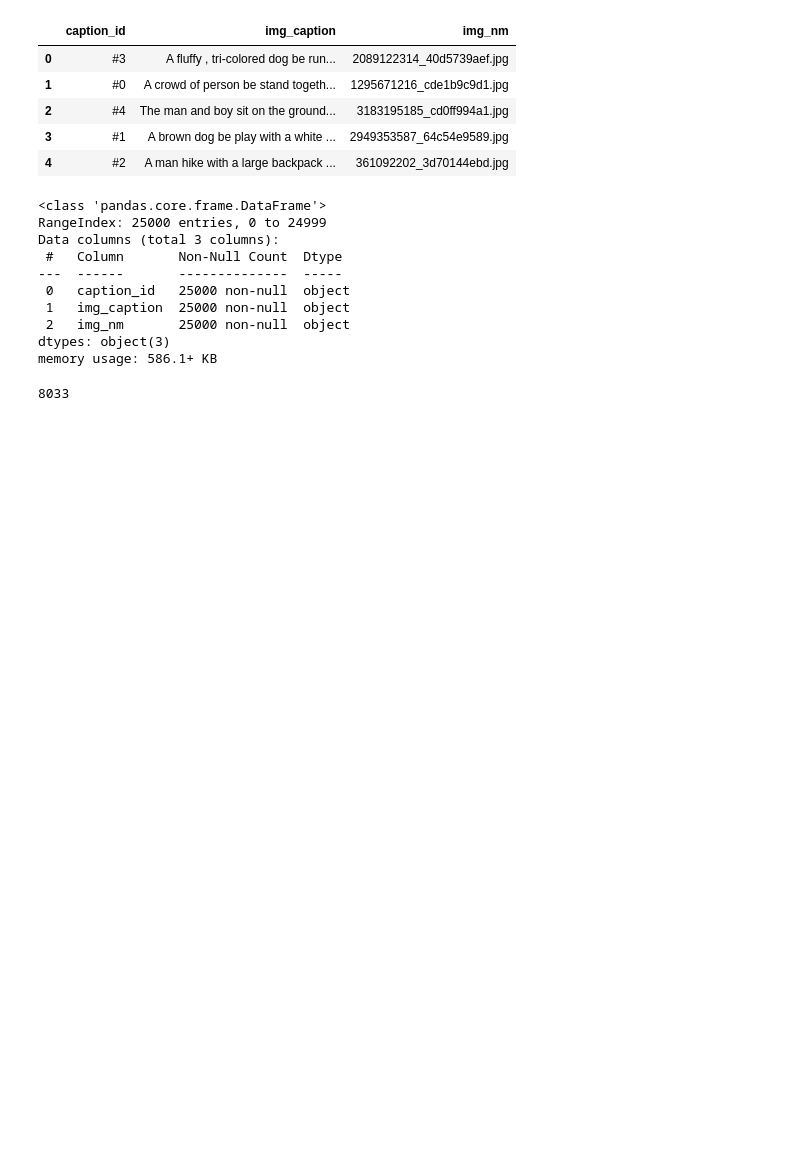
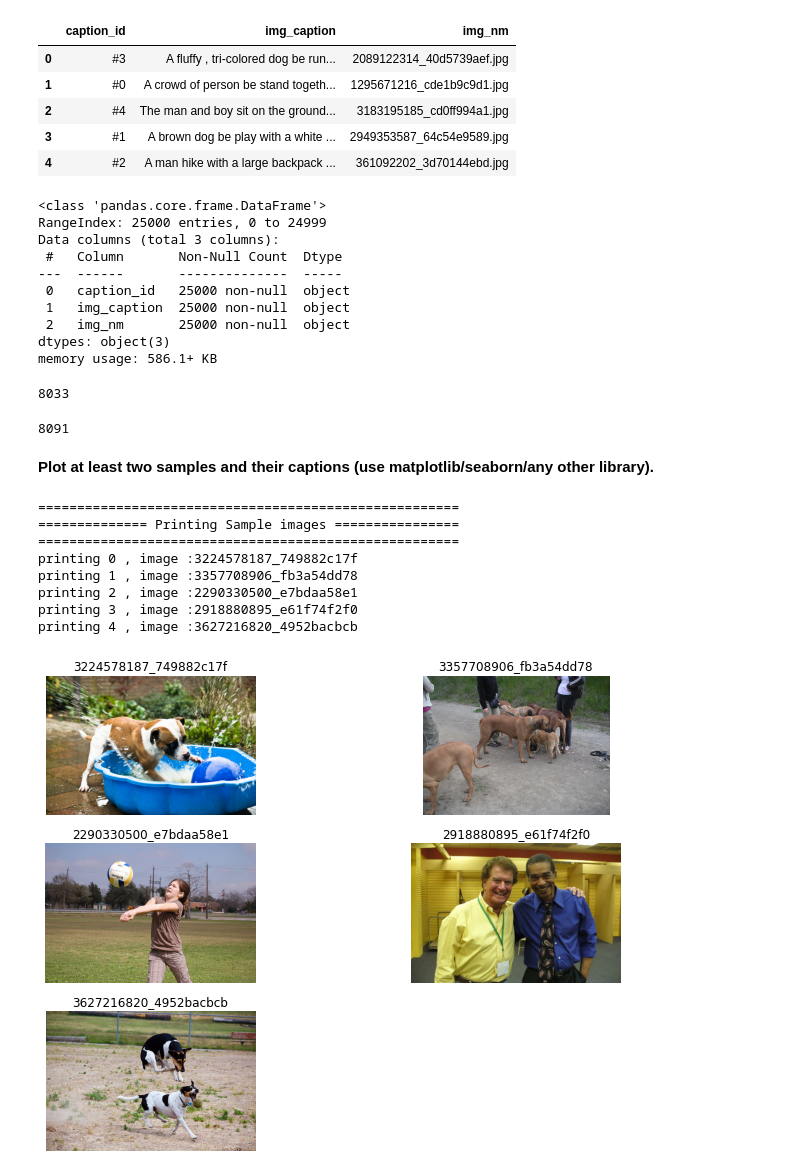
Before and after one commit to ankygupta9999/image-caption-generator, a Jupyter notebook: DL_Assignment2.ipynb, the cells around one changed output. Cells and saved outputs as stored; diff of their text form; code cells hidden in the pictures; blank space fills up the shorter version.

```diff
--- a/DL_Assignment2.ipynb
+++ b/DL_Assignment2.ipynb
@@ -43,3 +45,5 @@ pickle_name = os.path.join(FILE_PATH, "set_1.pkl")
+# %%
+IMAGE_DATA_FOLDER = "Flicker8k_Dataset/"
 # %%
 # Method 1
 objects = pd.read_pickle(pickle_name)
@@ -118,3 +122,7 @@ memory usage: 586.1+ KB
 len(raw_df.img_nm.unique())
 # %% [output]
 8033
+# %%
+len(os.listdir(IMAGE_DATA_FOLDER))
+# %% [output]
+8091
@@ -120,0 +133,45 @@ len(raw_df.img_nm.unique())
+# %%
+def print_sample_imgs(img_dir, pics, nrows, ncols, nimages):
+  nrows = nrows
+  ncols = ncols
+
+  # Index for iterating over images
+  pic_index = 0
+  # Set up matplotlib fig, and size it to fit 4x4 pics
+  fig = plt.gcf()
+  fig.set_size_inches(ncols * 6, nrows * 3)
+
+  print("======================================================")
+  print("============== Printing Sample images ================")
+  print("======================================================")
+  j = 1
+  for i, img_nm in enumerate(pics):
+    if i < nimages:
+      just_img_nm = img_nm.split(sep='.')[0]
+      # print ("printing {} , image :{}".format(i, just_img_nm))
+      # Set up subplot; subplot indices start at 1
+      sp = plt.subplot(nrows, ncols, j)
+      sp.axis('Off') # Don't show axes (or gridlines)
+      sp.set_title(just_img_nm)
+      raw_img_nm = img_dir + '/' + img_nm
+      img = mpimg.imread(raw_img_nm)
+      plt.imshow(img)
+
+      j = j + 1
+    else:
+      break
+  plt.show()
+# %% [markdown]
+**Plot at least two samples and their captions (use matplotlib/seaborn/any other library).**
+# %%
+print_sample_imgs(IMAGE_DATA_FOLDER, os.listdir(IMAGE_DATA_FOLDER), 6, 2, 5)
+# %% [output]
+======================================================
+============== Printing Sample images ================
+======================================================
+printing 0 , image :3224578187_749882c17f
+printing 1 , image :3357708906_fb3a54dd78
+printing 2 , image :2290330500_e7bdaa58e1
+printing 3 , image :2918880895_e61f74f2f0
+printing 4 , image :3627216820_4952bacbcb
+[figure, added]
```
Also changed, not shown: parts of 4 cells of this notebook.
